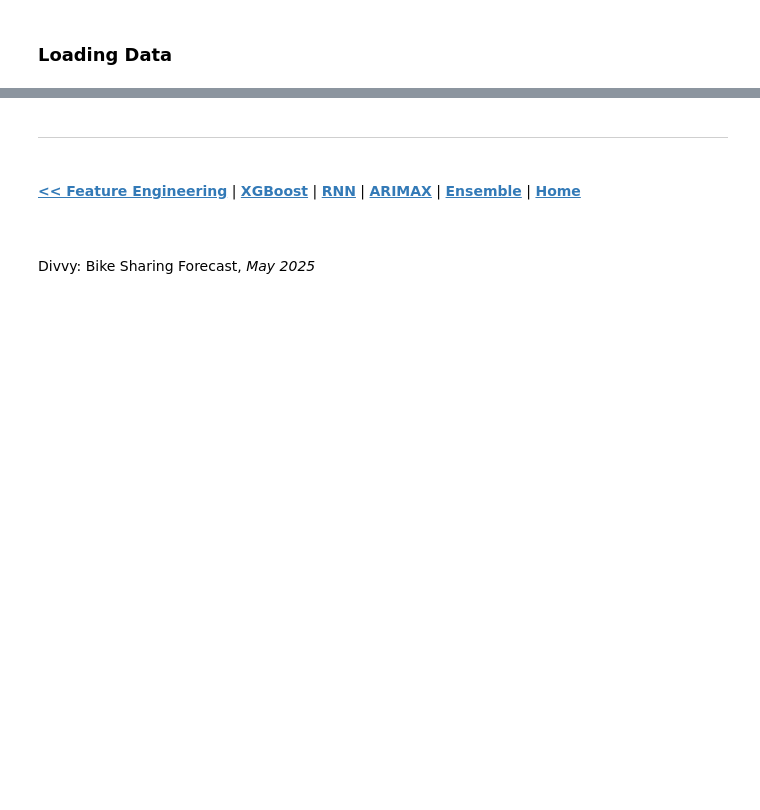
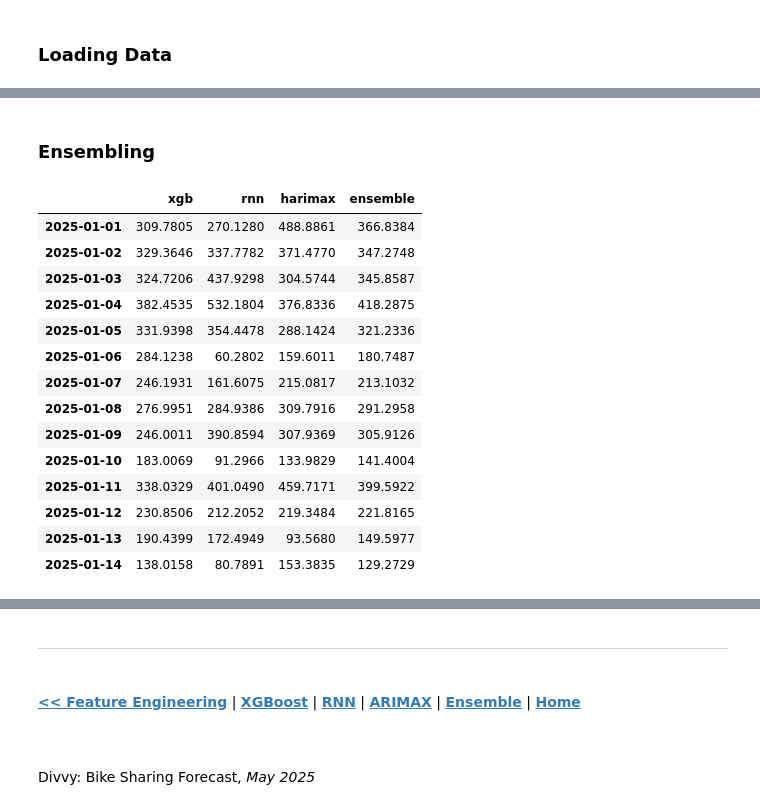
Before and after one commit to daluchkin/divvy_bike_sharing_forecast, a Jupyter notebook: 01_notebooks/06_Divvy_forecasting.ipynb, the cells around one changed output, grey strips where cells are left out. Drawn from its saved outputs; the diff is of its cells as text; code cells hidden in the pictures; blank space fills up the shorter version.

```diff
--- a/01_notebooks/06_Divvy_forecasting.ipynb
+++ b/01_notebooks/06_Divvy_forecasting.ipynb
@@ -100,0 +277,2 @@ ensemble_dump = load_dump("../03_models/04_ensemble/ensemble_models_dump.pkl")
+# %%
+xgb_casual_regular_pred = iterative_forecast_xgb(xgboost_models_dump, h_data, "casual_regular_bike", horizon_forecast)
@@ -100,0 +589,2 @@ ensemble_dump = load_dump("../03_models/04_ensemble/ensemble_models_dump.pkl")
+# %% [markdown]
+### Ensembling
@@ -100,0 +594,24 @@ ensemble_dump = load_dump("../03_models/04_ensemble/ensemble_models_dump.pkl")
+# %%
+forecast_start = h_data.index.max() + pd.Timedelta(days=1)
+forecast_end = h_data.index.max() + pd.Timedelta(days=horizon_forecast)
+df = pd.DataFrame({"xgb": xgb_casual_regular_pred, "rnn": rnn_casual_regular_pred, "harimax": harimax_casual_regular_pred},
+                 index=pd.date_range(forecast_start, forecast_end, freq="D"))
+df["ensemble"] = np.dot(cr_weights, df.values.T)
+
+df
+# %% [output]
+|  | xgb | rnn | harimax | ensemble |
+| 2025-01-01 | 309.7805 | 270.1280 | 488.8861 | 366.8384 |
+| 2025-01-02 | 329.3646 | 337.7782 | 371.4770 | 347.2748 |
+| 2025-01-03 | 324.7206 | 437.9298 | 304.5744 | 345.8587 |
+| 2025-01-04 | 382.4535 | 532.1804 | 376.8336 | 418.2875 |
+| 2025-01-05 | 331.9398 | 354.4478 | 288.1424 | 321.2336 |
+| 2025-01-06 | 284.1238 | 60.2802 | 159.6011 | 180.7487 |
+| 2025-01-07 | 246.1931 | 161.6075 | 215.0817 | 213.1032 |
+| 2025-01-08 | 276.9951 | 284.9386 | 309.7916 | 291.2958 |
+| 2025-01-09 | 246.0011 | 390.8594 | 307.9369 | 305.9126 |
+| 2025-01-10 | 183.0069 | 91.2966 | 133.9829 | 141.4004 |
+| 2025-01-11 | 338.0329 | 401.0490 | 459.7171 | 399.5922 |
+| 2025-01-12 | 230.8506 | 212.2052 | 219.3484 | 221.8165 |
+| 2025-01-13 | 190.4399 | 172.4949 | 93.5680 | 149.5977 |
+| 2025-01-14 | 138.0158 | 80.7891 | 153.3835 | 129.2729 |
```
Also changed, not shown: parts of 20 cells of this notebook.
